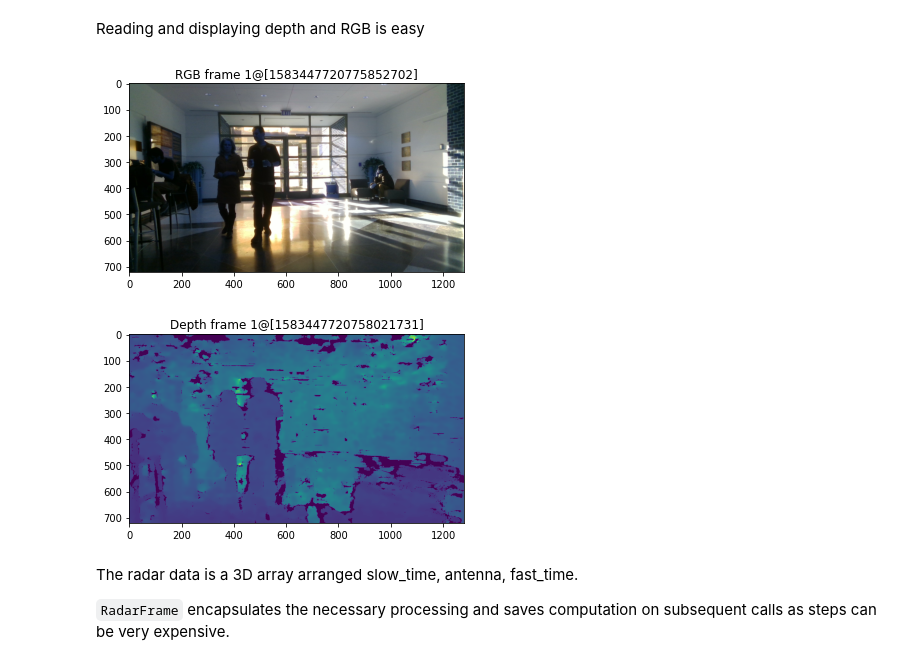
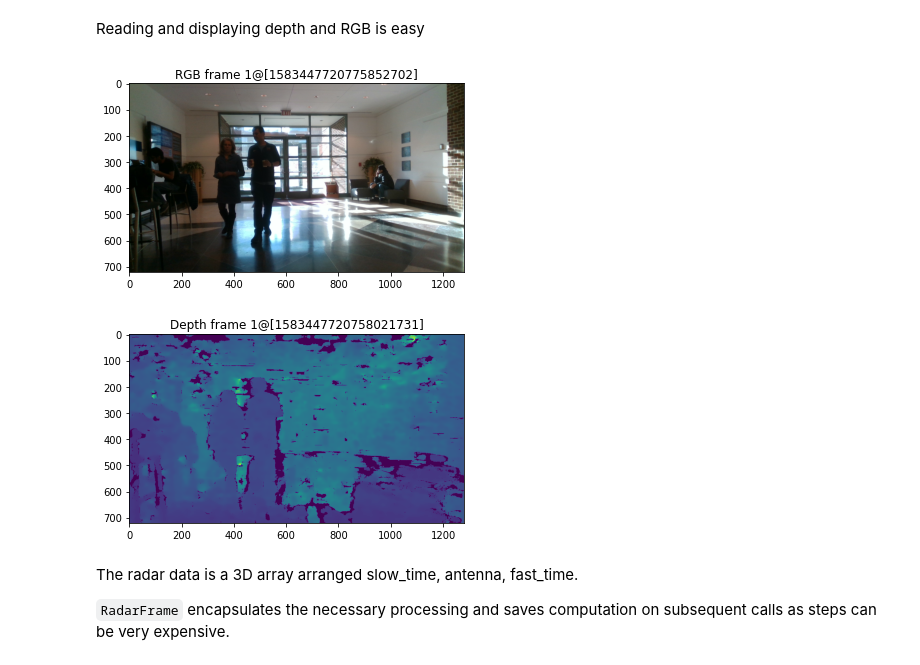
Before and after one commit to moodoki/radical_sdk, a Jupyter notebook: nbs/index.ipynb, the cells around one changed output. Saved outputs shown, nothing was run; the diff lists cells and outputs as text; code cells hidden in the pictures.

```diff
--- a/nbs/index.ipynb
+++ b/nbs/index.ipynb
@@ -50,24 +50,24 @@ Reading and displaying depth and RGB is easy
 # %%
 #skip
 import matplotlib.pyplot as plt
 import numpy as np
 
 from radicalsdk.h5dataset import H5DatasetLoader
 
 data = H5DatasetLoader('../samples/indoor_sample.h5')
 
 
 frame_idx = 1
 plt.figure()
-plt.imshow(data['rgb'][frame_idx])
+plt.imshow(data['rgb'][frame_idx][..., ::-1])
 plt.title(f'RGB frame {frame_idx}@{data["rgb_timestamp"][frame_idx]}')
 plt.show()
 plt.figure()
 plt.imshow(data['depth'][frame_idx])
 plt.title(f'Depth frame {frame_idx}@{data["depth_timestamp"][frame_idx]}')
 plt.show()
 # %% [output]
-[figure, old version]
+[figure, new version]
 [figure]
 # %% [markdown]
 The radar data is a 3D array arranged slow_time, antenna, fast_time.
```
Also changed, not shown: 2 other files.
